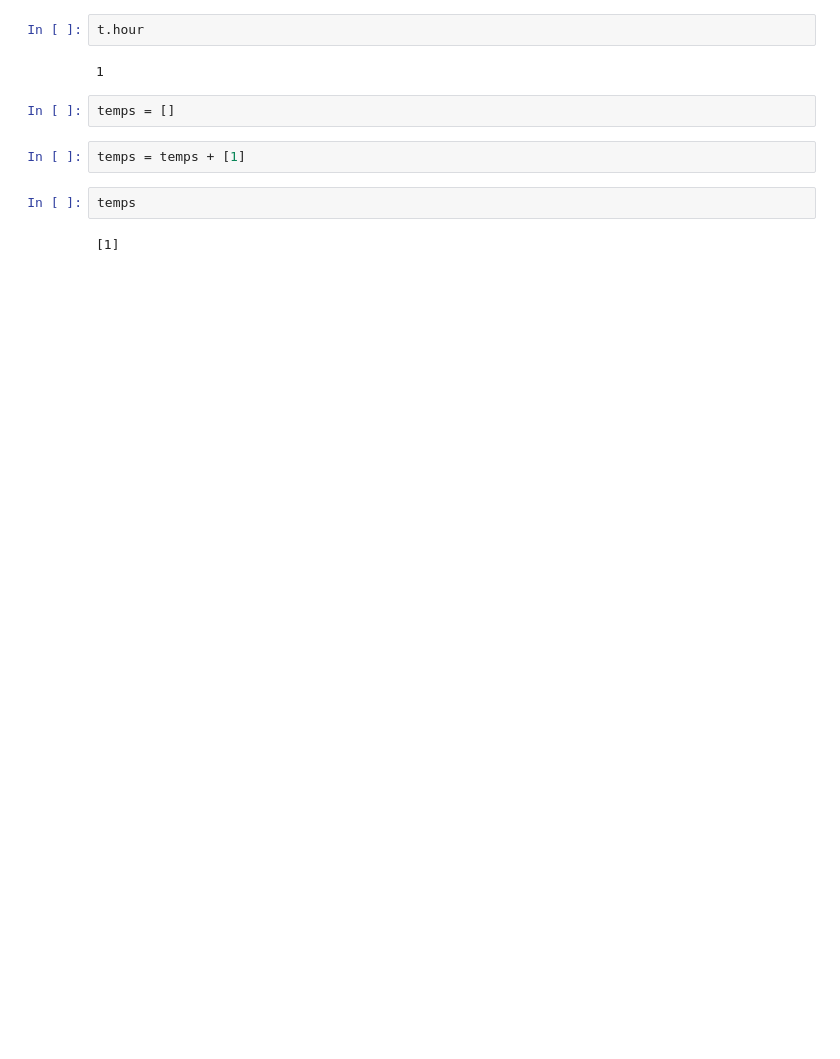
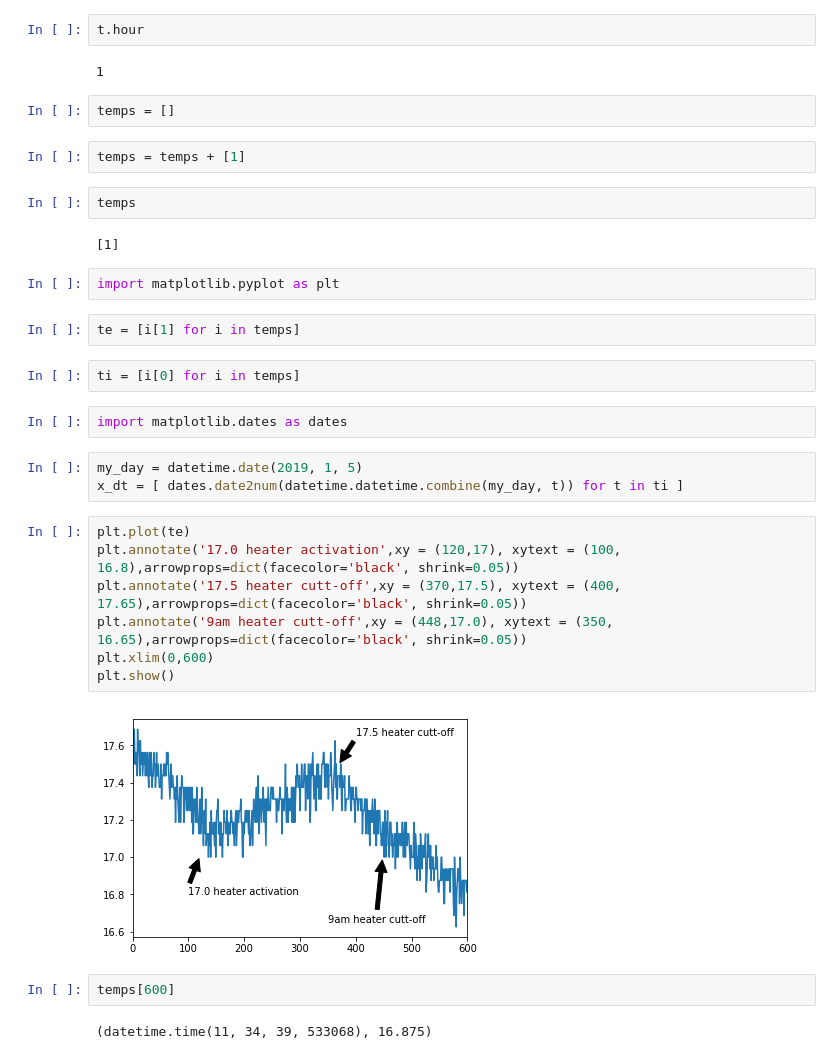
Before and after one commit to EdwardBurgin/home_automation, a Jupyter notebook: home_notebook.ipynb, the cells around one changed output. Saved outputs shown, nothing was run; the diff lists cells and outputs as text; blank space fills up the shorter version.

```diff
--- a/home_notebook.ipynb
+++ b/home_notebook.ipynb
@@ -169,3 +178,27 @@ temps = temps + [1]
 temps
 # %% [output]
 [1]
+# %%
+import matplotlib.pyplot as plt
+# %%
+te = [i[1] for i in temps]
+# %%
+ti = [i[0] for i in temps]
+# %%
+import matplotlib.dates as dates
+# %%
+my_day = datetime.date(2019, 1, 5)
+x_dt = [ dates.date2num(datetime.datetime.combine(my_day, t)) for t in ti ]
+# %%
+plt.plot(te)
+plt.annotate('17.0 heater activation',xy = (120,17), xytext = (100, 16.8),arrowprops=dict(facecolor='black', shrink=0.05))
+plt.annotate('17.5 heater cutt-off',xy = (370,17.5), xytext = (400, 17.65),arrowprops=dict(facecolor='black', shrink=0.05))
+plt.annotate('9am heater cutt-off',xy = (448,17.0), xytext = (350, 16.65),arrowprops=dict(facecolor='black', shrink=0.05))
+plt.xlim(0,600)
+plt.show()
+# %% [output]
+[figure, added]
+# %%
+temps[600]
+# %% [output]
+(datetime.time(11, 34, 39, 533068), 16.875)
```
Also changed, not shown: parts of 12 cells of this notebook, 1 other file.
